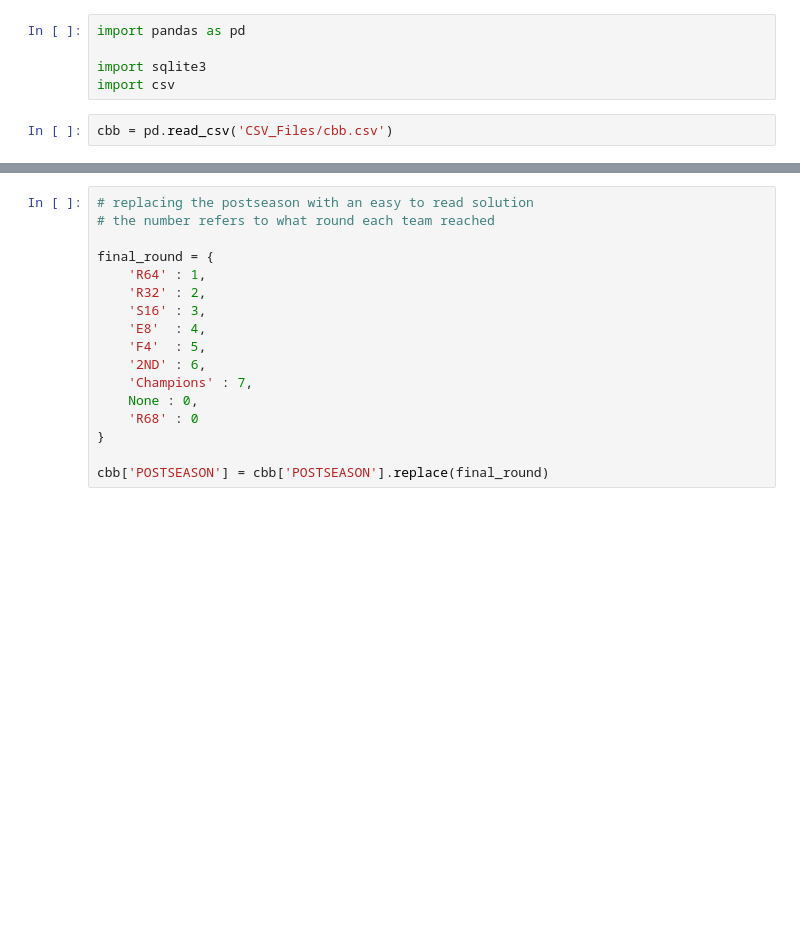
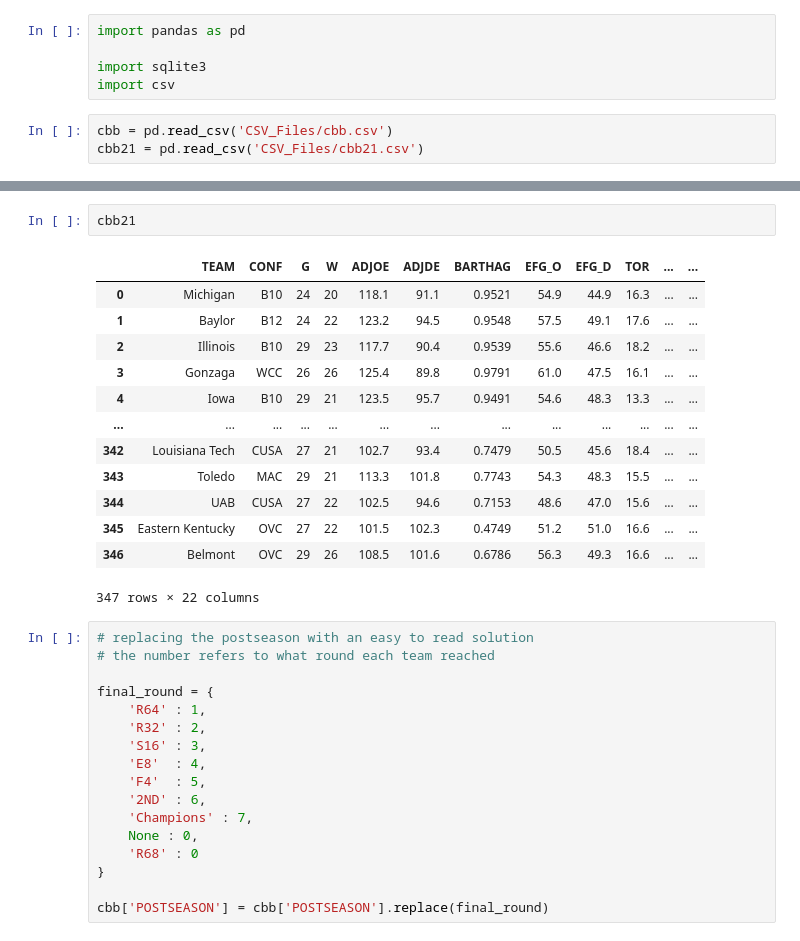
Before and after one commit to Ahila700/College_basketball_analysis, a Jupyter notebook: Gathering_specific_data.ipynb, the cells around one changed output, grey strips where cells are left out. Saved outputs shown, nothing was run; the diff lists cells and outputs as text; blank space fills up the shorter version.

```diff
--- a/Gathering_specific_data.ipynb
+++ b/Gathering_specific_data.ipynb
@@ -5,3 +5,4 @@ import sqlite3
 import csv
 # %%
 cbb = pd.read_csv('CSV_Files/cbb.csv')
+cbb21 = pd.read_csv('CSV_Files/cbb21.csv')
@@ -8,3 +25,19 @@ cbb = pd.read_csv('CSV_Files/cbb.csv')
+# %%
+cbb21
+# %% [output]
+|  | TEAM | CONF | G | W | ADJOE | ADJDE | BARTHAG | EFG_O | EFG_D | TOR | ... | ... |
+| 0 | Michigan | B10 | 24 | 20 | 118.1 | 91.1 | 0.9521 | 54.9 | 44.9 | 16.3 | ... | ... |
+| 1 | Baylor | B12 | 24 | 22 | 123.2 | 94.5 | 0.9548 | 57.5 | 49.1 | 17.6 | ... | ... |
+| 2 | Illinois | B10 | 29 | 23 | 117.7 | 90.4 | 0.9539 | 55.6 | 46.6 | 18.2 | ... | ... |
+| 3 | Gonzaga | WCC | 26 | 26 | 125.4 | 89.8 | 0.9791 | 61.0 | 47.5 | 16.1 | ... | ... |
+| 4 | Iowa | B10 | 29 | 21 | 123.5 | 95.7 | 0.9491 | 54.6 | 48.3 | 13.3 | ... | ... |
+| ... | ... | ... | ... | ... | ... | ... | ... | ... | ... | ... | ... | ... |
+| 342 | Louisiana Tech | CUSA | 27 | 21 | 102.7 | 93.4 | 0.7479 | 50.5 | 45.6 | 18.4 | ... | ... |
+| 343 | Toledo | MAC | 29 | 21 | 113.3 | 101.8 | 0.7743 | 54.3 | 48.3 | 15.5 | ... | ... |
+| 344 | UAB | CUSA | 27 | 22 | 102.5 | 94.6 | 0.7153 | 48.6 | 47.0 | 15.6 | ... | ... |
+| 345 | Eastern Kentucky | OVC | 27 | 22 | 101.5 | 102.3 | 0.4749 | 51.2 | 51.0 | 16.6 | ... | ... |
+| 346 | Belmont | OVC | 29 | 26 | 108.5 | 101.6 | 0.6786 | 56.3 | 49.3 | 16.6 | ... | ... |
+347 rows × 22 columns
 # %%
 # replacing the postseason with an easy to read solution
 # the number refers to what round each team reached
```
Also changed, not shown: parts of 13 cells of this notebook, 9 other files.
